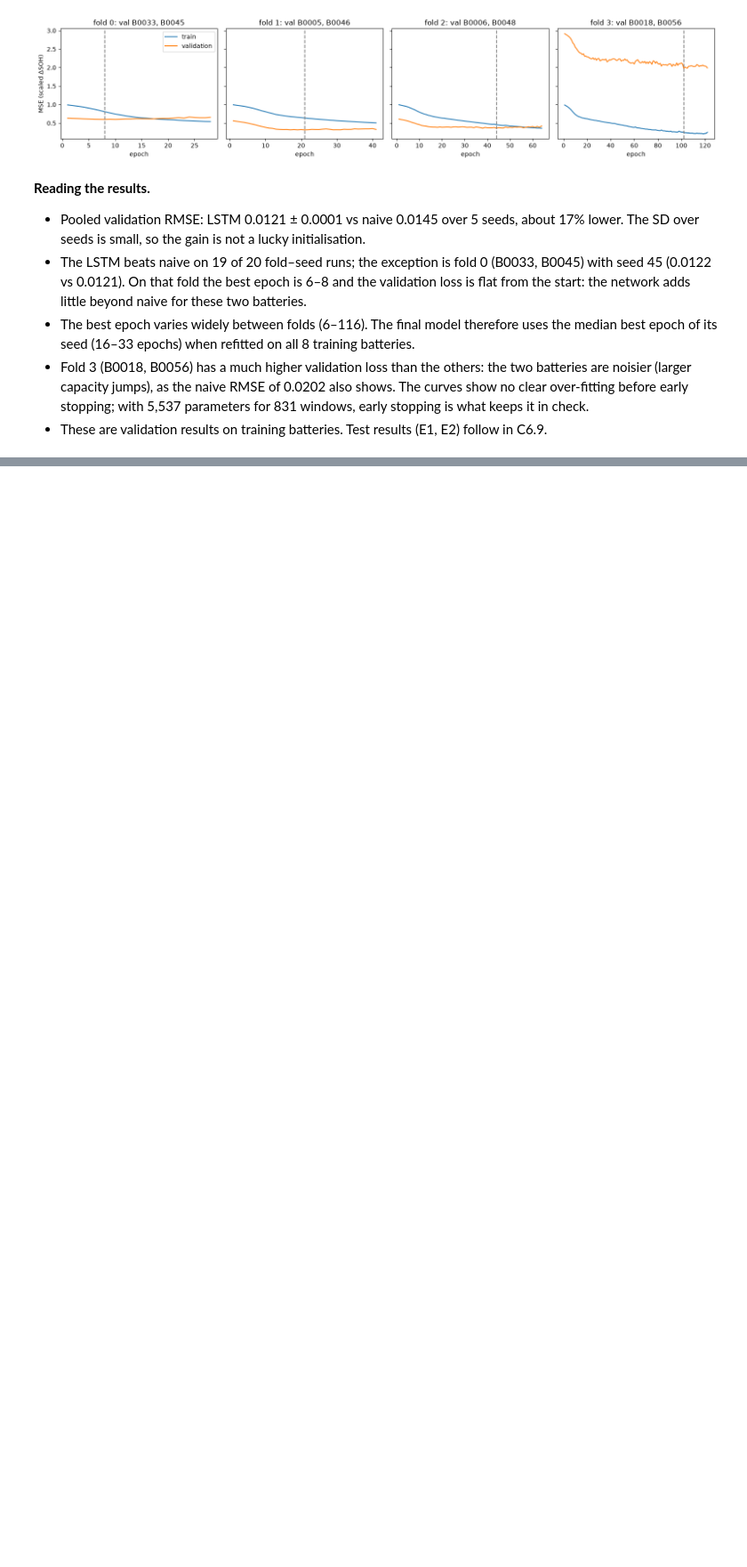
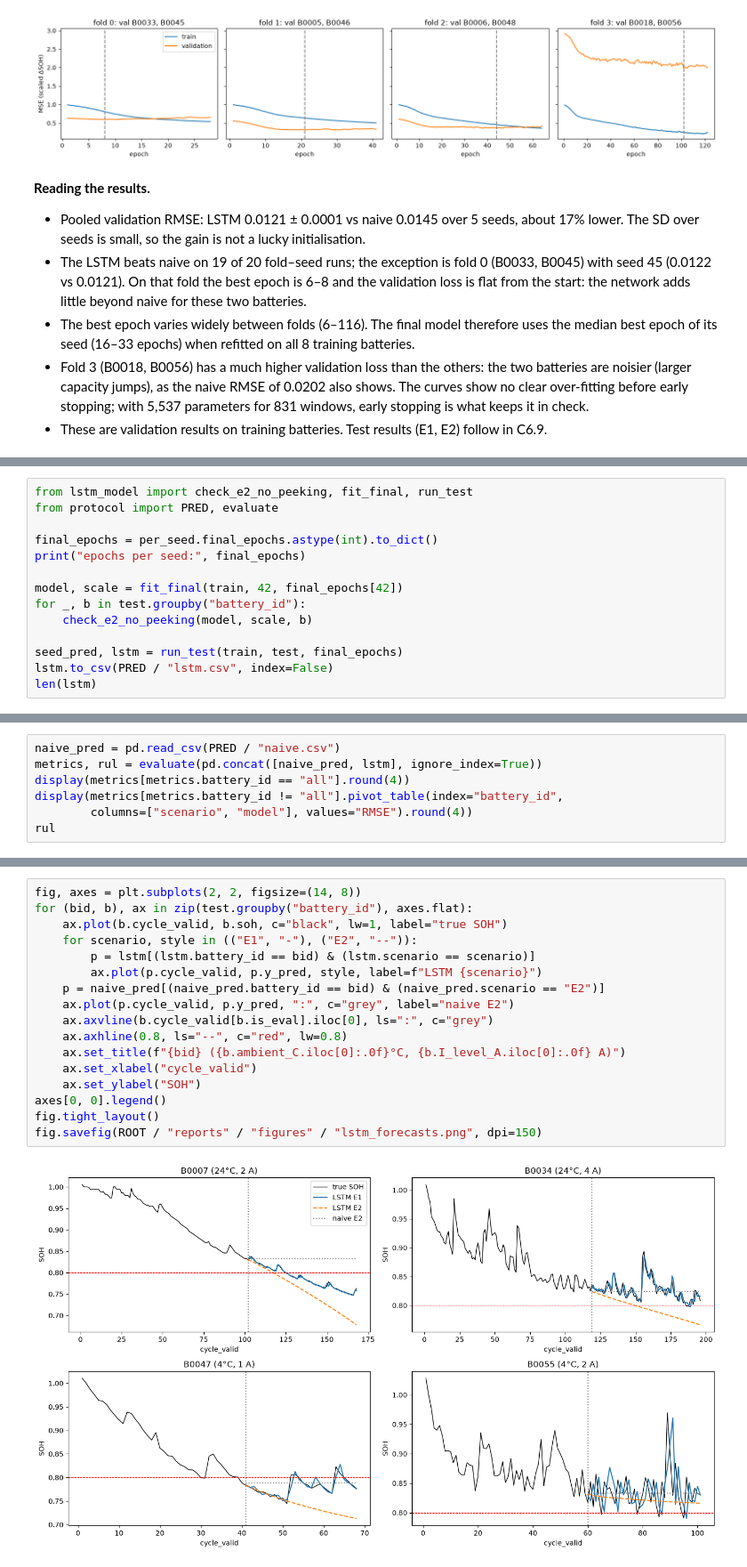
Before and after one commit to Ac-2836/STAT3013.R11.CTTT_Group08, a Jupyter notebook: notebooks/40_dl.ipynb, the cells around one changed output, grey strips where cells are left out. Shown at 89% size. Saved outputs shown, nothing was run; the diff lists cells and outputs as text; blank space fills up the shorter version.

Commit message:
feat(dl): forecast E1 and recursive E2 with LSTM and export predictions

```diff
--- a/notebooks/40_dl.ipynb
+++ b/notebooks/40_dl.ipynb
@@ -191,0 +201,14 @@ fig.savefig(ROOT / "reports" / "figures" / "lstm_learning_curve.png", dpi=150)
+# %%
+from lstm_model import check_e2_no_peeking, fit_final, run_test
+from protocol import PRED, evaluate
+
+final_epochs = per_seed.final_epochs.astype(int).to_dict()
+print("epochs per seed:", final_epochs)
+
+model, scale = fit_final(train, 42, final_epochs[42])
+for _, b in test.groupby("battery_id"):
+    check_e2_no_peeking(model, scale, b)
+
+seed_pred, lstm = run_test(train, test, final_epochs)
+lstm.to_csv(PRED / "lstm.csv", index=False)
+len(lstm)
@@ -191,0 +232,7 @@ fig.savefig(ROOT / "reports" / "figures" / "lstm_learning_curve.png", dpi=150)
+# %%
+naive_pred = pd.read_csv(PRED / "naive.csv")
+metrics, rul = evaluate(pd.concat([naive_pred, lstm], ignore_index=True))
+display(metrics[metrics.battery_id == "all"].round(4))
+display(metrics[metrics.battery_id != "all"].pivot_table(index="battery_id",
+        columns=["scenario", "model"], values="RMSE").round(4))
+rul
@@ -191,0 +261,19 @@ fig.savefig(ROOT / "reports" / "figures" / "lstm_learning_curve.png", dpi=150)
+# %%
+fig, axes = plt.subplots(2, 2, figsize=(14, 8))
+for (bid, b), ax in zip(test.groupby("battery_id"), axes.flat):
+    ax.plot(b.cycle_valid, b.soh, c="black", lw=1, label="true SOH")
+    for scenario, style in (("E1", "-"), ("E2", "--")):
+        p = lstm[(lstm.battery_id == bid) & (lstm.scenario == scenario)]
+        ax.plot(p.cycle_valid, p.y_pred, style, label=f"LSTM {scenario}")
+    p = naive_pred[(naive_pred.battery_id == bid) & (naive_pred.scenario == "E2")]
+    ax.plot(p.cycle_valid, p.y_pred, ":", c="grey", label="naive E2")
+    ax.axvline(b.cycle_valid[b.is_eval].iloc[0], ls=":", c="grey")
+    ax.axhline(0.8, ls="--", c="red", lw=0.8)
+    ax.set_title(f"{bid} ({b.ambient_C.iloc[0]:.0f}°C, {b.I_level_A.iloc[0]:.0f} A)")
+    ax.set_xlabel("cycle_valid")
+    ax.set_ylabel("SOH")
+axes[0, 0].legend()
+fig.tight_layout()
+fig.savefig(ROOT / "reports" / "figures" / "lstm_forecasts.png", dpi=150)
+# %% [output]
+[figure, added]
```
Also changed, not shown: parts of 8 cells of this notebook, 3 other files.
